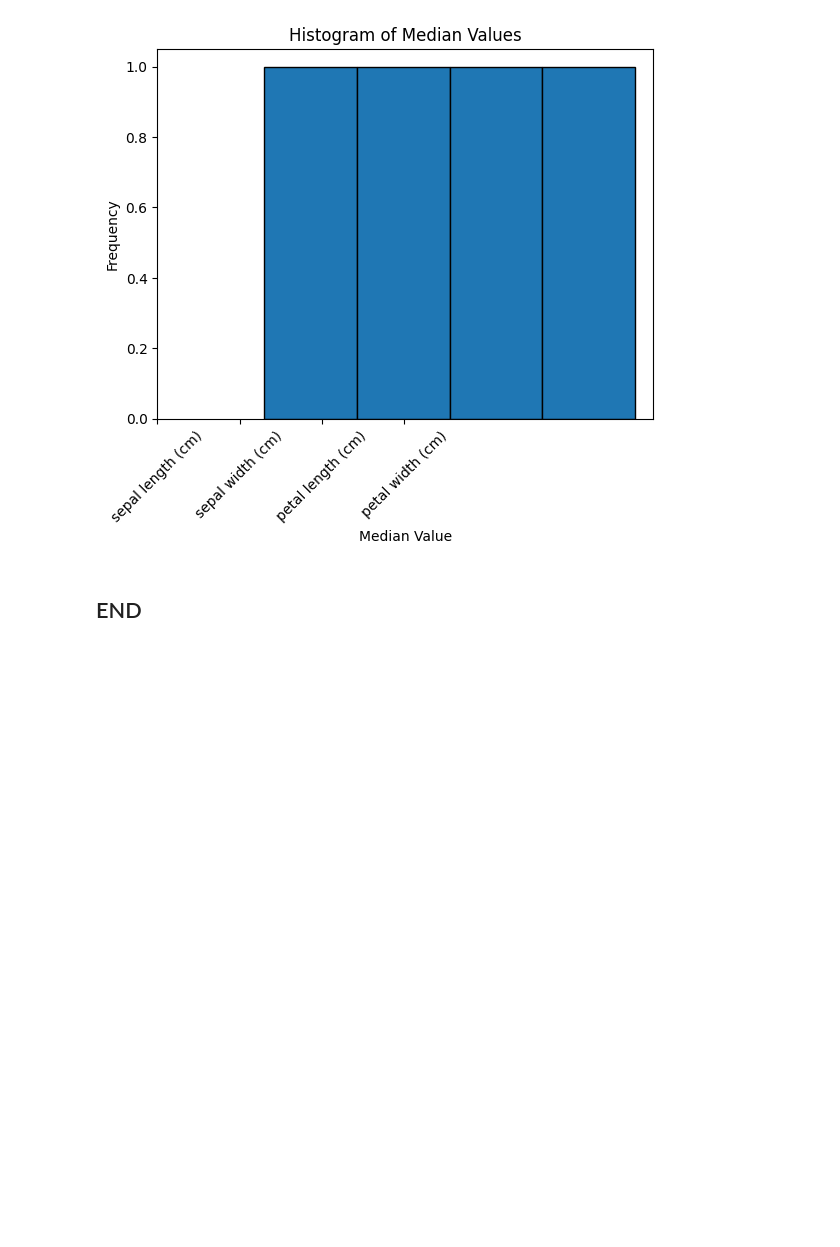
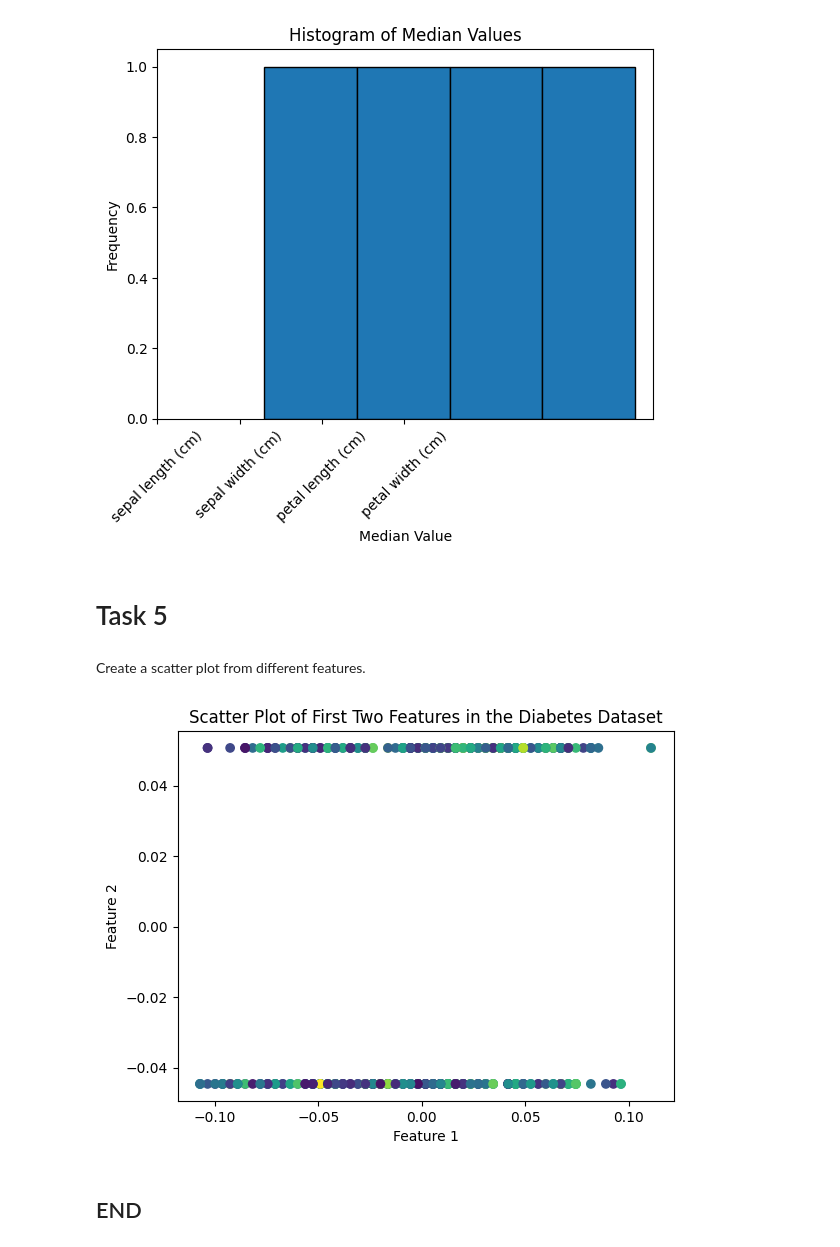
Before and after one commit to IgnacioRiboldi/principles_of_data_analytics, a Jupyter notebook: tasks.ipynb, the cells around one changed output. Drawn from its saved outputs; the diff is of its cells as text; code cells hidden in the pictures; blank space fills up the shorter version.

Commit message:
Task 5 temporary

```diff
--- a/tasks.ipynb
+++ b/tasks.ipynb
@@ -209,3 +209,7 @@ plt.xticks(ticks=range(len(medians)), labels=medians.index, rotation=45)
 plt.show()
 # %% [output]
 [figure]
+# %% [markdown]
+# Task 5
+# %% [markdown]
+Create a scatter plot from different features.
@@ -212,2 +219,21 @@ plt.show()
+# %%
+import matplotlib.pyplot as plt
+from sklearn.datasets import load_diabetes
+
+# Load diabetes dataset
+diabetes = load_diabetes()
+
+# Get the first two features for the scatter plot
+X = diabetes.data[:, :2]
+y = diabetes.target
+
+# Create the scatter plot
+plt.scatter(X[:, 0], X[:, 1], c=y, cmap='viridis')
+plt.xlabel('Feature 1')
+plt.ylabel('Feature 2')
+plt.title('Scatter Plot of First Two Features in the Diabetes Dataset')
+plt.show()
+# %% [output]
+[figure, added]
 # %% [markdown]
 ## END
```
Also changed, not shown: parts of 1 cell of this notebook.
